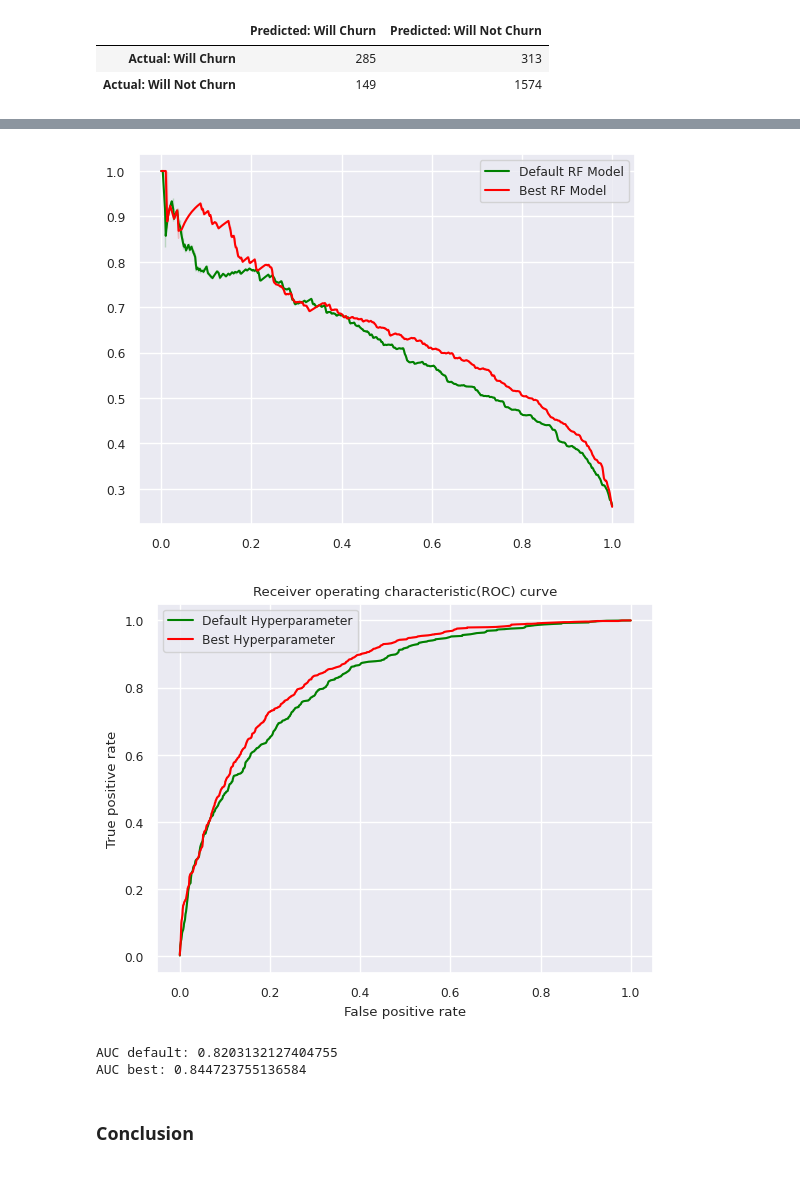
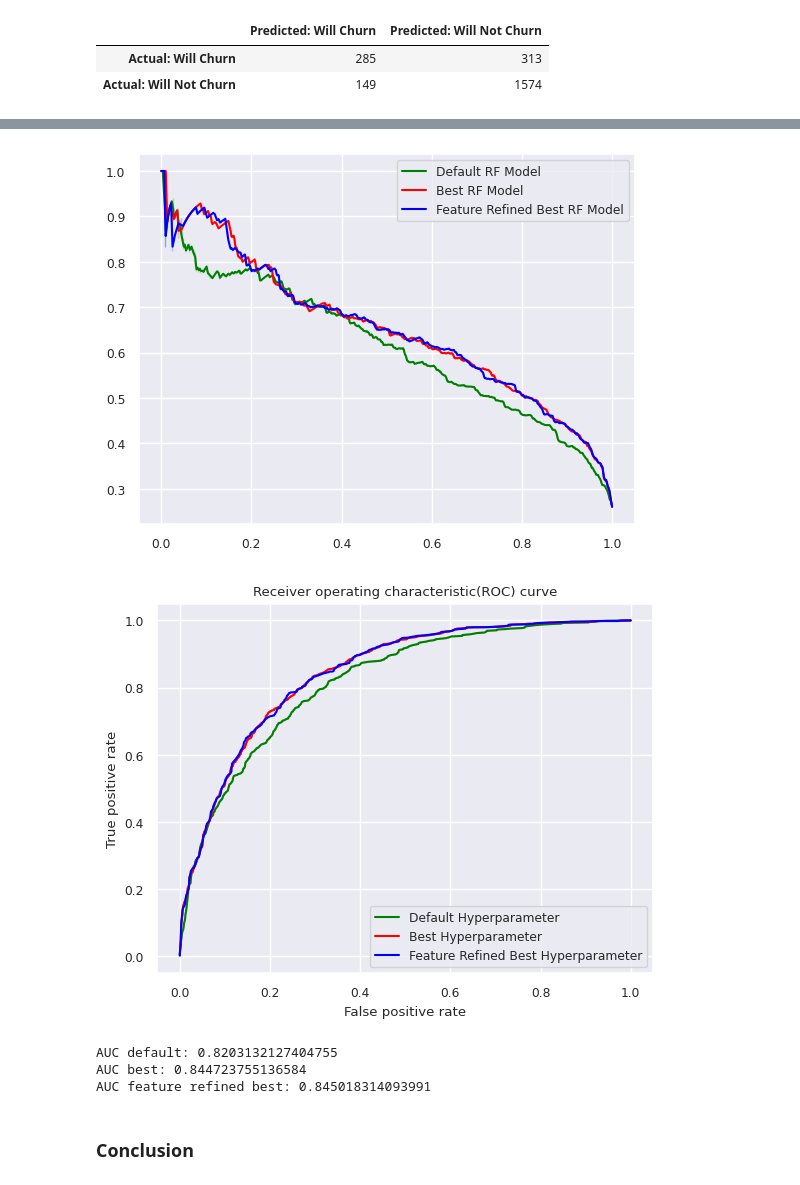
Before and after one commit to pushkarsinha/VerizonTeamB, a Jupyter notebook: telco_customer_churn.ipynb, the cells around one changed output, grey strips where cells are left out. Drawn from its saved outputs; the diff is of its cells as text; code cells hidden in the pictures.

```diff
--- a/telco_customer_churn.ipynb
+++ b/telco_customer_churn.ipynb
@@ -1356,0 +1457,8 @@ pd.DataFrame(
+# %%
+model_RF_best_f, proba_pred_RF_best_f, label_pred_RF_best_f = train_test_RF(X_train_f, y_train_f, X_test_f, y_test_f, grid_search_RF.best_params_)
+
+pd.DataFrame(
+  confusion_matrix(y_test_f, label_pred_RF_best_f, labels=[True, False]),
+  columns=['Predicted: Will Churn', 'Predicted: Will Not Churn'],
+  index=['Actual: Will Churn', 'Actual: Will Not Churn']
+)
@@ -1357,14 +1469,14 @@ pd.DataFrame(
 # %%
-model = model_RF_best
+model = model_RF_best_f
 
 # Define a function that takes input and returns model output
 def model_predict(input_data):
     return model.predict_proba(input_data)[:, 1]  # Assuming binary classification
 
 # Create a SHAP explainer object
-explainer = shap.Explainer(model_predict, X_train)
+explainer = shap.Explainer(model_predict, X_train_f)
 
 # Calculate SHAP values for a set of samples (e.g., X_test)
-shap_values = explainer.shap_values(X_test)
+shap_values = explainer(X_train_f)
 # %%
 # Create a summary plot to visualize feature importance
@@ -1478,3 +1599,11 @@ pd.DataFrame(
 |  | Predicted: Will Churn | Predicted: Will Not Churn |
 | Actual: Will Churn | 285 | 313 |
 | Actual: Will Not Churn | 149 | 1574 |
+# %%
+model_xgb_best_f, proba_pred_xgb_best_f, label_pred_xgb_best_f = train_test_XGB(X_train_f, y_train_f, X_test_f, y_test_f, best_params_xgb)
+
+pd.DataFrame(
+  confusion_matrix(y_test_f, label_pred_RF_best_f, labels=[True, False]),
+  columns=['Predicted: Will Churn', 'Predicted: Will Not Churn'],
+  index=['Actual: Will Churn', 'Actual: Will Not Churn']
+)
@@ -1501,28 +1637,34 @@ precision_xgb_best, recall_xgb_best, thresholds_xgb_best = precision_recall_curv
 # %%
 sns.lineplot(x=recall_xgb_default, y=precision_xgb_default, color="green", label="Default RF Model")
 sns.lineplot(x=recall_xgb_best, y=precision_xgb_best, color="red", label="Best RF Model")
+sns.lineplot(x=recall_xgb_best_f, y=precision_xgb_best_f, color="blue", label="Feature Refined Best RF Model")
 plt.show()
 # %% [output]
-[figure, old version]
+[figure, new version]
 # %%
 fpr_xgb_default, tpr_xgb_default, thresholds_xgb_default = roc_curve(y_test, proba_pred_xgb_default)
 fpr_xgb_best, tpr_xgb_best, thresholds_xgb_best = roc_curve(y_test, proba_pred_xgb_best)
+fpr_xgb_best_f, tpr_xgb_best_f, thresholds_xgb_best_f = roc_curve(y_test_f, proba_pred_xgb_best_f)
 # %%
 sns.lineplot(x=fpr_xgb_default, y=tpr_xgb_default, color="green", label="Default Hyperparameter")
 sns.lineplot(x=fpr_xgb_best, y=tpr_xgb_best, color="red", label="Best Hyperparameter")
+sns.lineplot(x=fpr_xgb_best_f, y=tpr_xgb_best_f, color="blue", label="Feature Refined Best Hyperparameter")
 plt.title("Receiver operating characteristic(ROC) curve")
 plt.xlabel("False positive rate")
 plt.ylabel("True positive rate")
 plt.show()
 # %% [output]
-[figure, old version]
+[figure, new version]
 # %%
 auc_xgb_default = auc(fpr_xgb_default, tpr_xgb_default)
 auc_xgb_best = auc(fpr_xgb_best, tpr_xgb_best)
+auc_xgb_best_f = auc(fpr_xgb_best_f, tpr_xgb_best_f)
 print("AUC default: " + str(auc_xgb_default))
 print("AUC best: " + str(auc_xgb_best))
+print("AUC feature refined best: " + str(auc_xgb_best_f))
 # %% [output]
 AUC default: 0.8203132127404755
 AUC best: 0.844723755136584
+AUC feature refined best: 0.845018314093991
 # %% [markdown]
 ### Conclusion
```
Also changed, not shown: parts of 41 cells of this notebook.
